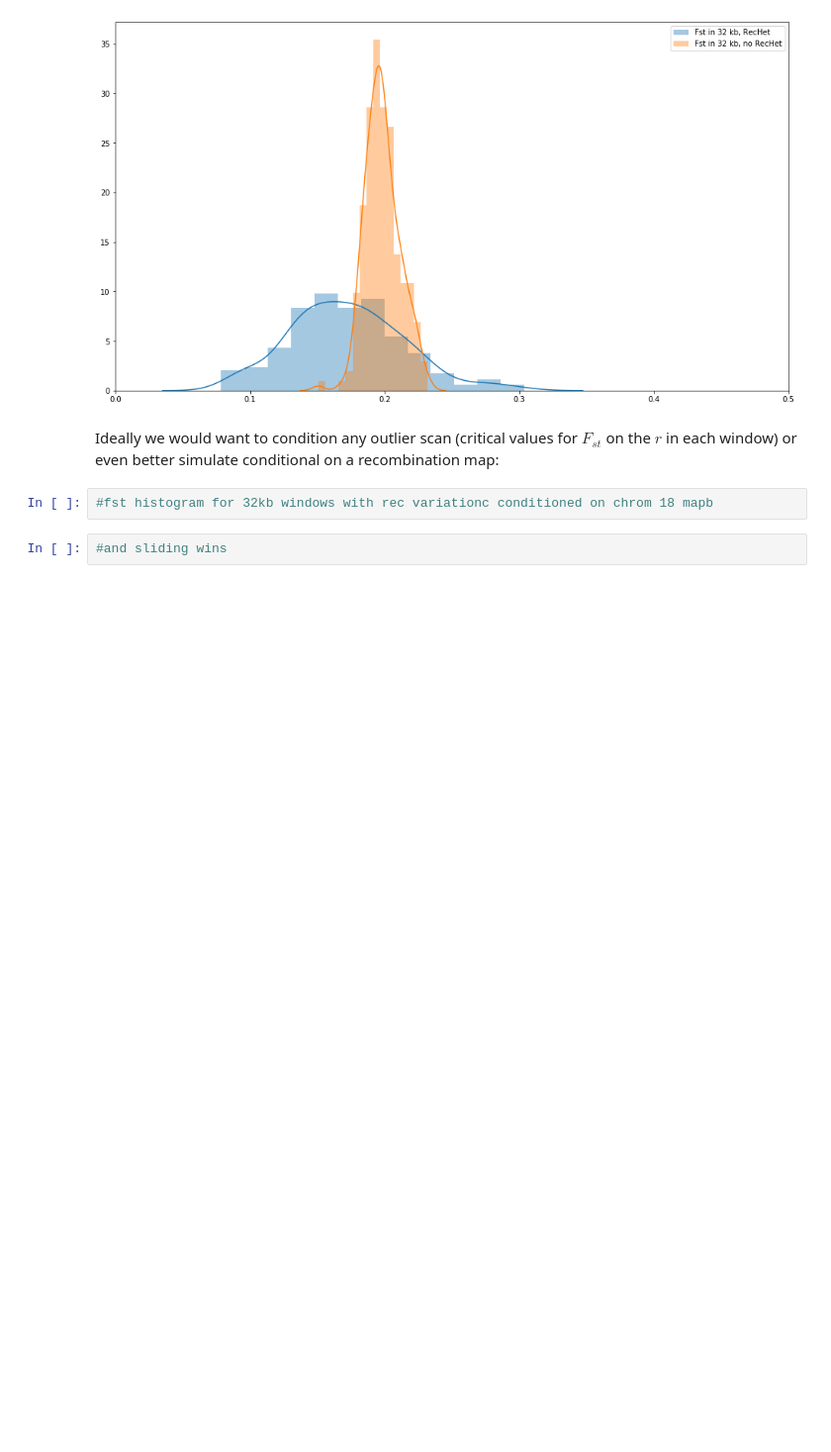
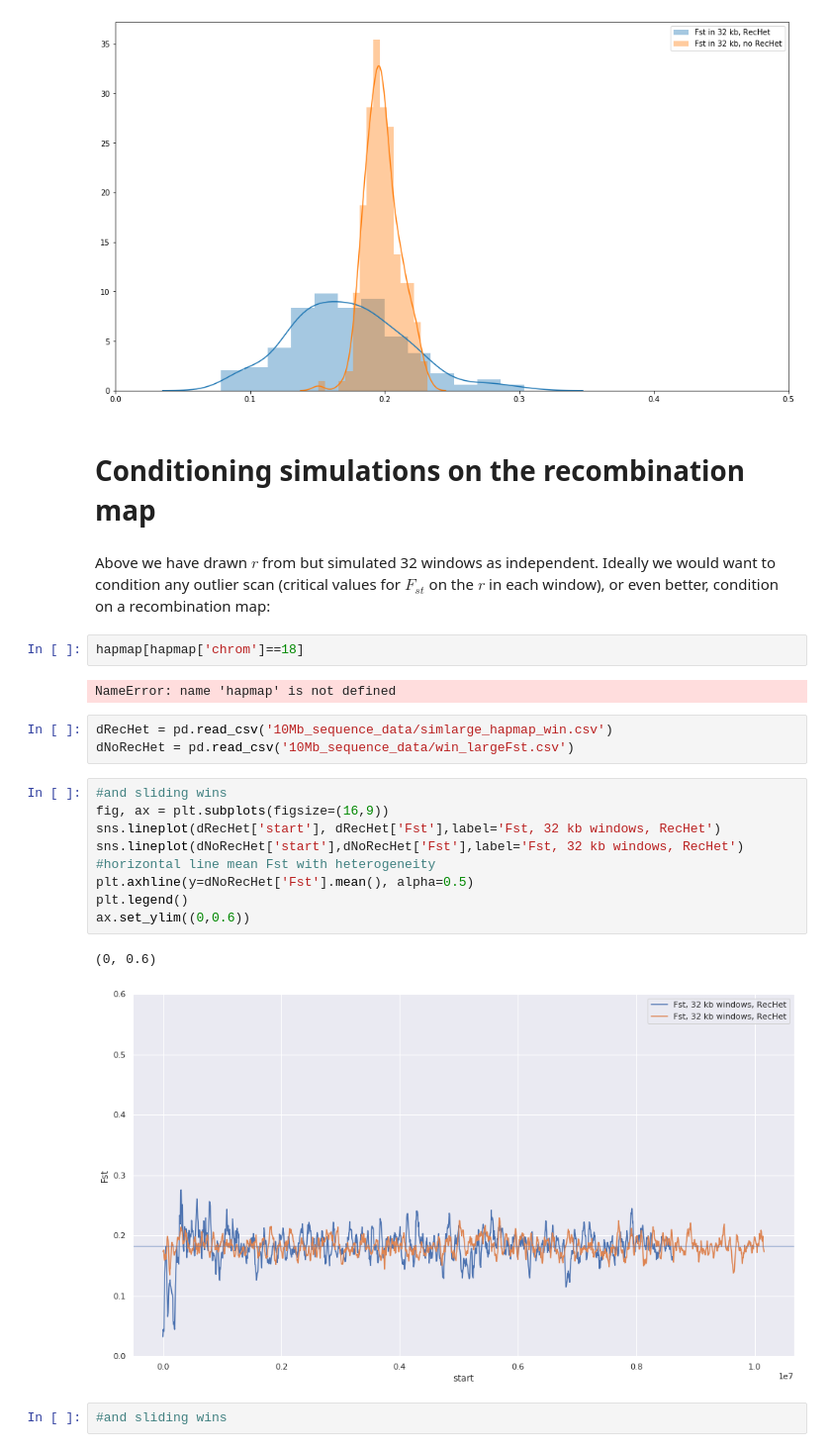
Before and after one commit to DRL/SMBE-SGE-2019, a Jupyter notebook: Session_2/Fst_short_chuncks/simulating_windowise_Fst_KL .ipynb, the cells around one changed output. Shown at 99% size. Saved outputs shown, nothing was run; the diff lists cells and outputs as text; blank space fills up the shorter version.

```diff
--- a/Session_2/Fst_short_chuncks/simulating_windowise_Fst_KL .ipynb
+++ b/Session_2/Fst_short_chuncks/simulating_windowise_Fst_KL .ipynb
@@ -393,9 +382,28 @@ ax.set_xlim((0, 0.5))
 # %% [output]
 (0, 0.5)
 [figure]
+# %% [markdown]
+# Conditioning simulations on the recombination map
 # %% [markdown]
-Ideally we would want to condition any outlier scan (critical values for $F_{st}$ on the $r$ in each window) or even better simulate conditional on a recombination map:
+Above we have drawn $r$ from but simulated 32 windows as independent. Ideally we would want to condition any outlier scan (critical values for $F_{st}$ on the $r$ in each window), or even better, condition on a recombination map:
-# %%
-#fst histogram for 32kb windows with rec variationc conditioned on chrom 18 mapb
+# %%
+hapmap[hapmap['chrom']==18]
+# %% [output]
+NameError: name 'hapmap' is not defined
+# %%
+dRecHet = pd.read_csv('10Mb_sequence_data/simlarge_hapmap_win.csv')
+dNoRecHet = pd.read_csv('10Mb_sequence_data/win_largeFst.csv')
+# %%
+#and sliding wins
+fig, ax = plt.subplots(figsize=(16,9))
+sns.lineplot(dRecHet['start'], dRecHet['Fst'],label='Fst, 32 kb windows, RecHet')
+sns.lineplot(dNoRecHet['start'],dNoRecHet['Fst'],label='Fst, 32 kb windows, RecHet')
+#horizontal line mean Fst with heterogeneity
+plt.axhline(y=dNoRecHet['Fst'].mean(), alpha=0.5)
+plt.legend()
+ax.set_ylim((0,0.6))
+# %% [output]
+(0, 0.6)
+[figure, added]
 # %%
 #and sliding wins
```
Also changed, not shown: parts of 25 cells of this notebook, 2 other files.
